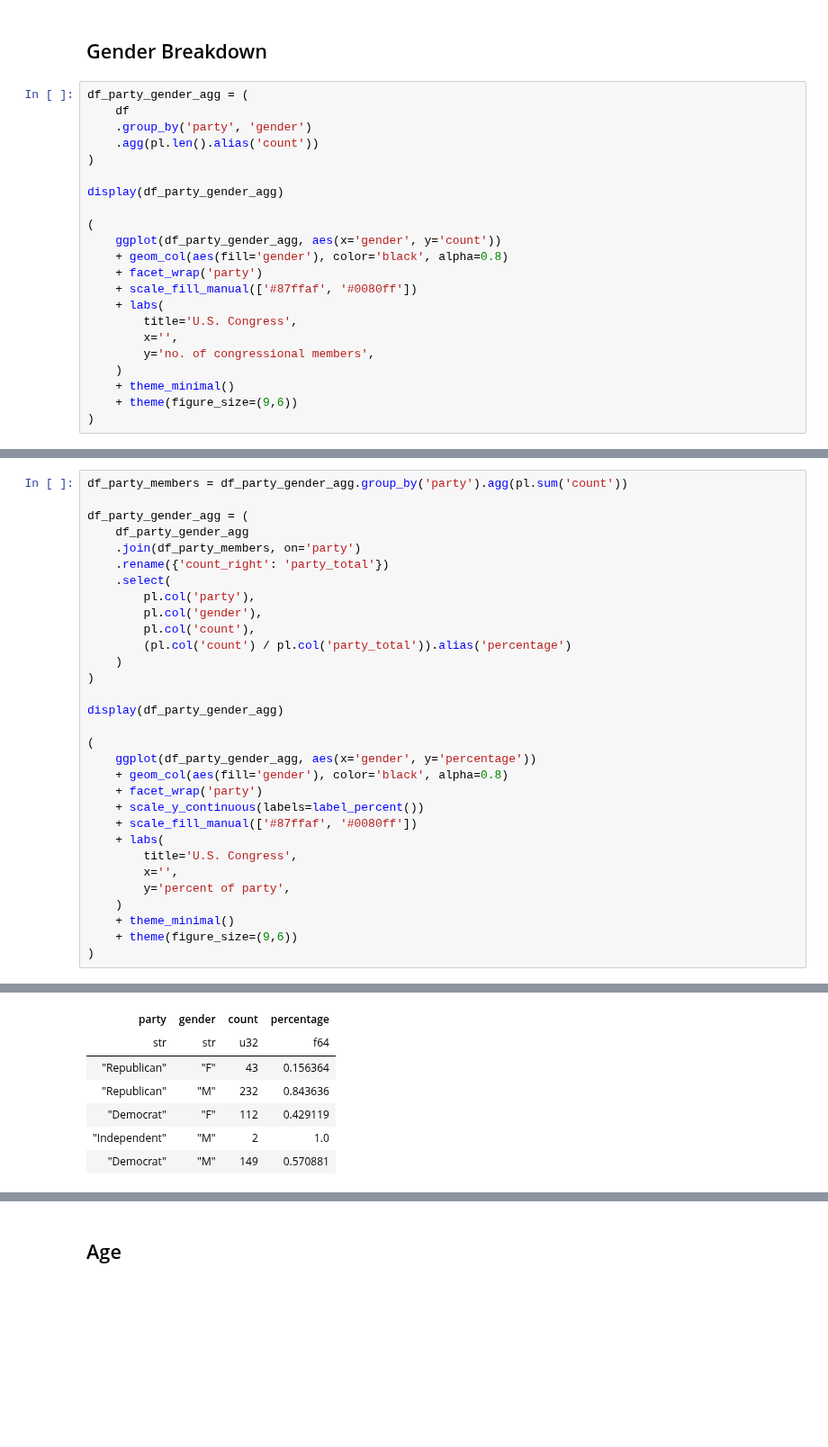
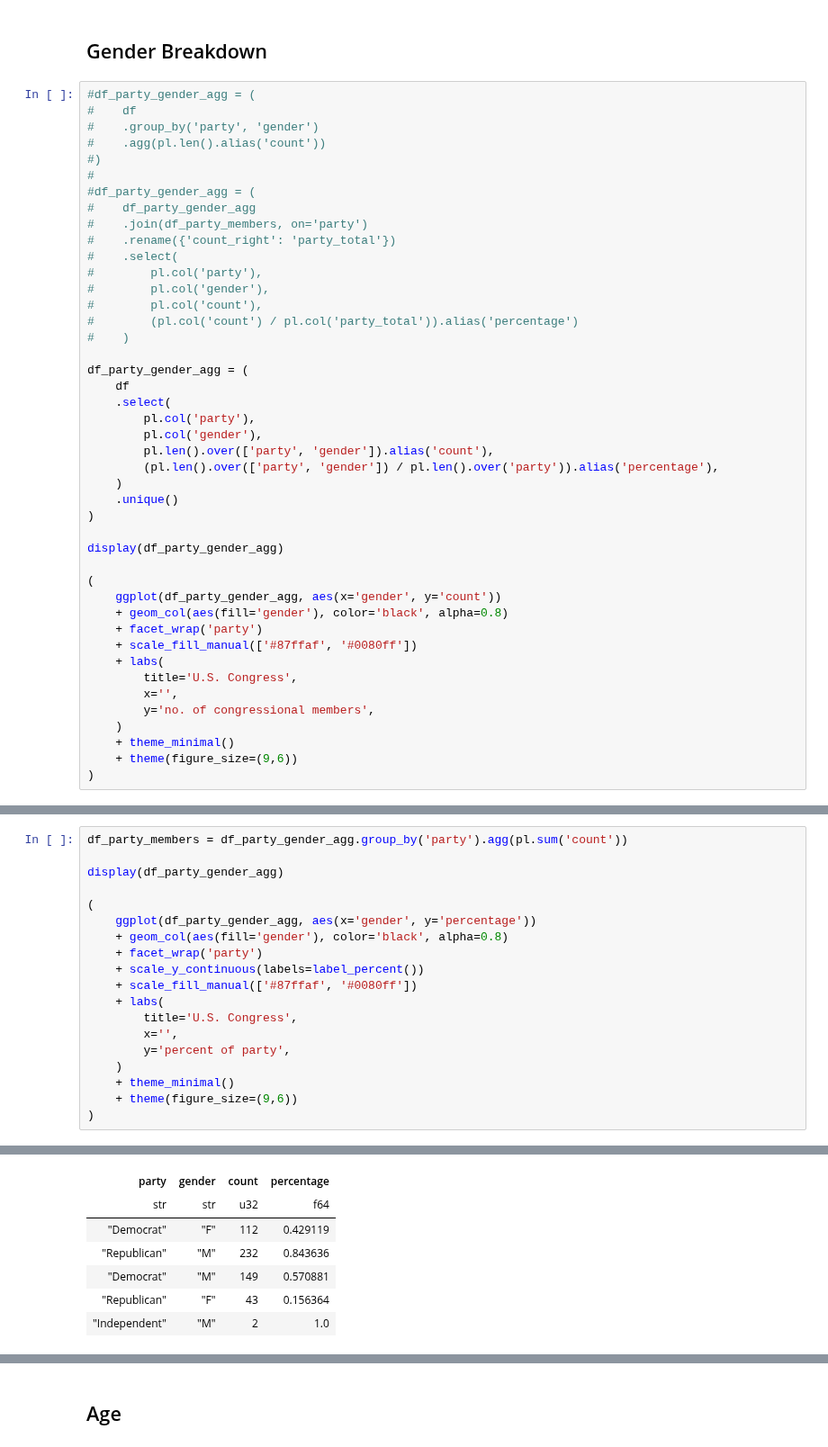
Before and after one commit to usefulmove/code, a Jupyter notebook: eda/congress.ipynb, the cells around one changed output, grey strips where cells are left out. Shown at 90% size. Drawn from its saved outputs; the diff is of its cells as text; blank space fills up the shorter version.

```diff
--- a/eda/congress.ipynb
+++ b/eda/congress.ipynb
@@ -26,10 +26,32 @@ shape: (4, 37)
 # %% [markdown]
 ## Gender Breakdown
 # %%
+#df_party_gender_agg = (
+#    df
+#    .group_by('party', 'gender')
+#    .agg(pl.len().alias('count'))
+#)
+#
+#df_party_gender_agg = (
+#    df_party_gender_agg
+#    .join(df_party_members, on='party')
+#    .rename({'count_right': 'party_total'})
+#    .select(
+#        pl.col('party'),
+#        pl.col('gender'),
+#        pl.col('count'),
+#        (pl.col('count') / pl.col('party_total')).alias('percentage')
+#    )
+
 df_party_gender_agg = (
     df
-    .group_by('party', 'gender')
-    .agg(pl.len().alias('count'))
+    .select(
+        pl.col('party'),
+        pl.col('gender'),
+        pl.len().over(['party', 'gender']).alias('count'),
+        (pl.len().over(['party', 'gender']) / pl.len().over('party')).alias('percentage'),
+    )
+    .unique()
 )
 
 display(df_party_gender_agg)
@@ -59,44 +81,32 @@ shape: (5, 3)
 [figure]
 # %%
 df_party_members = df_party_gender_agg.group_by('party').agg(pl.sum('count'))
-
-df_party_gender_agg = (
-    df_party_gender_agg
-    .join(df_party_members, on='party')
-    .rename({'count_right': 'party_total'})
-    .select(
-        pl.col('party'),
-        pl.col('gender'),
-        pl.col('count'),
-        (pl.col('count') / pl.col('party_total')).alias('percentage')
-    )
-)
 
 display(df_party_gender_agg)
 
 (
     ggplot(df_party_gender_agg, aes(x='gender', y='percentage'))
     + geom_col(aes(fill='gender'), color='black', alpha=0.8)
     + facet_wrap('party')
     + scale_y_continuous(labels=label_percent())
     + scale_fill_manual(['#87ffaf', '#0080ff'])
     + labs(
         title='U.S. Congress',
         x='',
         y='percent of party',
     )
     + theme_minimal()
     + theme(figure_size=(9,6))
 )
 # %% [output]
 shape: (5, 4)
 | party | gender | count | percentage |
 | str | str | u32 | f64 |
+| "Democrat" | "F" | 112 | 0.429119 |
+| "Republican" | "M" | 232 | 0.843636 |
+| "Democrat" | "M" | 149 | 0.570881 |
 | "Republican" | "F" | 43 | 0.156364 |
-| "Republican" | "M" | 232 | 0.843636 |
-| "Democrat" | "F" | 112 | 0.429119 |
 | "Independent" | "M" | 2 | 1.0 |
-| "Democrat" | "M" | 149 | 0.570881 |
 [figure]
 # %% [markdown]
 ## Age
```
Also changed, not shown: parts of 2 cells of this notebook.
